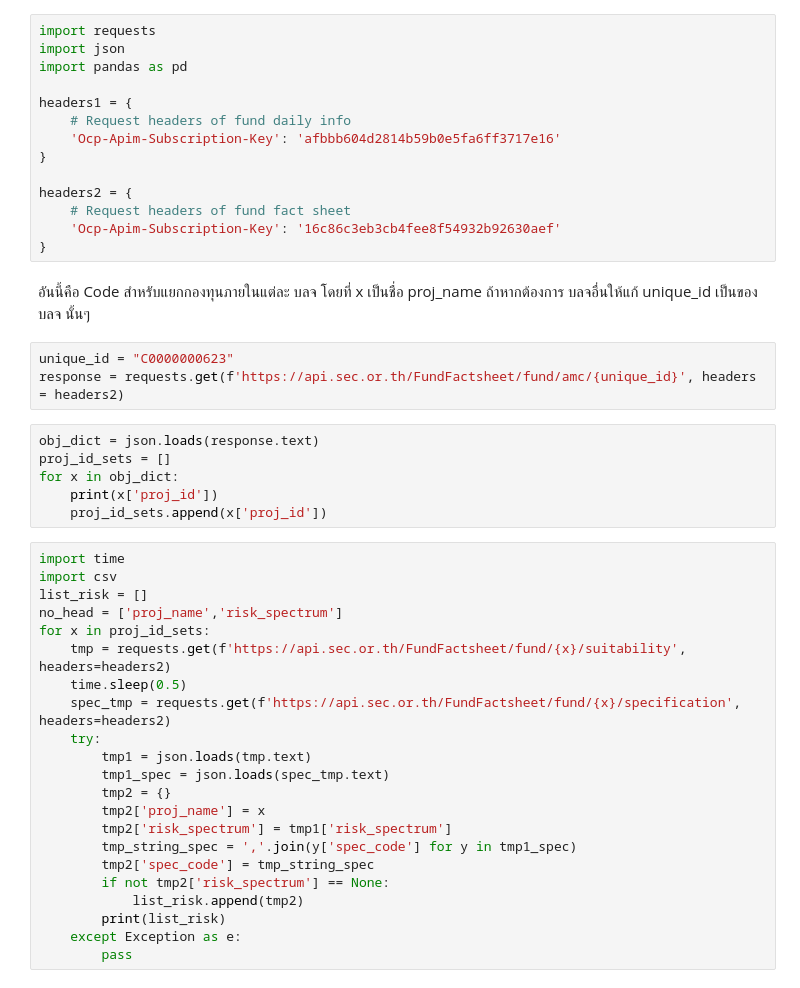
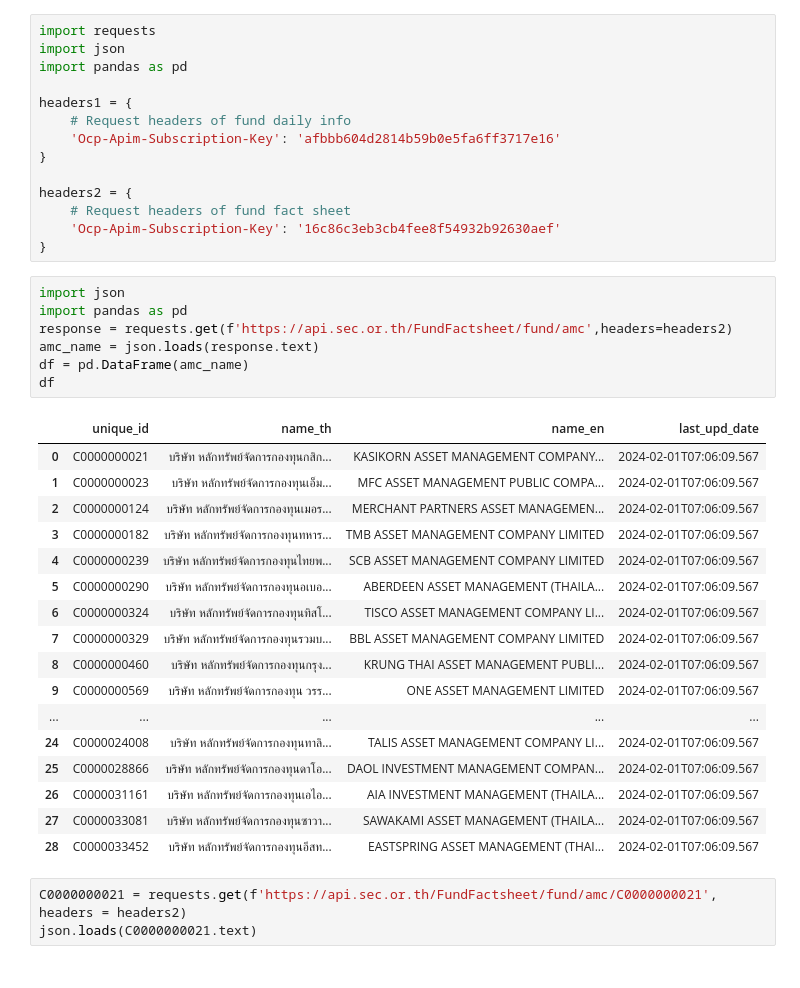
Before and after one commit to taro54071/Finance-Made-Easy-Personalized-Planner, a Jupyter notebook: Python_script/NO_TAX_REDUCTION.ipynb, the cells around one changed output. Drawn from its saved outputs; the diff is of its cells as text.

```diff
--- a/Python_script/NO_TAX_REDUCTION.ipynb
+++ b/Python_script/NO_TAX_REDUCTION.ipynb
@@ -14,36 +14,31 @@ headers2 = {
     # Request headers of fund fact sheet
     'Ocp-Apim-Subscription-Key': '16c86c3eb3cb4fee8f54932b92630aef'
 }
-# %% [markdown]
-อันนี้คือ Code สำหรับแยกกองทุนภายในแต่ละ บลจ โดยที่ x เป็นชื่อ proj_name ถ้าหากต้องการ บลจอื่นให้แก้ unique_id เป็นของ บลจ นั้นๆ
+# %%
+import json
+import pandas as pd
+response = requests.get(f'https://api.sec.or.th/FundFactsheet/fund/amc',headers=headers2)
+amc_name = json.loads(response.text)
+df = pd.DataFrame(amc_name)
+df
+# %% [output]
+|  | unique_id | name_th | name_en | last_upd_date |
+| 0 | C0000000021 | บริษัท หลักทรัพย์จัดการกองทุนกสิก... | KASIKORN ASSET MANAGEMENT COMPANY... | 2024-02-01T07:06:09.567 |
+| 1 | C0000000023 | บริษัท หลักทรัพย์จัดการกองทุนเอ็ม... | MFC ASSET MANAGEMENT PUBLIC COMPA... | 2024-02-01T07:06:09.567 |
+| 2 | C0000000124 | บริษัท หลักทรัพย์จัดการกองทุนเมอร... | MERCHANT PARTNERS ASSET MANAGEMEN... | 2024-02-01T07:06:09.567 |
+| 3 | C0000000182 | บริษัท หลักทรัพย์จัดการกองทุนทหาร... | TMB ASSET MANAGEMENT COMPANY LIMITED | 2024-02-01T07:06:09.567 |
+| 4 | C0000000239 | บริษัท หลักทรัพย์จัดการกองทุนไทยพ... | SCB ASSET MANAGEMENT COMPANY LIMITED | 2024-02-01T07:06:09.567 |
+| 5 | C0000000290 | บริษัท หลักทรัพย์จัดการกองทุนอเบอ... | ABERDEEN ASSET MANAGEMENT (THAILA... | 2024-02-01T07:06:09.567 |
+| 6 | C0000000324 | บริษัท หลักทรัพย์จัดการกองทุนทิสโ... | TISCO ASSET MANAGEMENT COMPANY LI... | 2024-02-01T07:06:09.567 |
+| 7 | C0000000329 | บริษัท หลักทรัพย์จัดการกองทุนรวมบ... | BBL ASSET MANAGEMENT COMPANY LIMITED | 2024-02-01T07:06:09.567 |
+| 8 | C0000000460 | บริษัท หลักทรัพย์จัดการกองทุนกรุง... | KRUNG THAI ASSET MANAGEMENT PUBLI... | 2024-02-01T07:06:09.567 |
+| 9 | C0000000569 | บริษัท หลักทรัพย์จัดการกองทุน วรร... | ONE ASSET MANAGEMENT LIMITED | 2024-02-01T07:06:09.567 |
+| ... | ... | ... | ... | ... |
+| 24 | C0000024008 | บริษัท หลักทรัพย์จัดการกองทุนทาลิ... | TALIS ASSET MANAGEMENT COMPANY LI... | 2024-02-01T07:06:09.567 |
+| 25 | C0000028866 | บริษัท หลักทรัพย์จัดการกองทุนดาโอ... | DAOL INVESTMENT MANAGEMENT COMPAN... | 2024-02-01T07:06:09.567 |
+| 26 | C0000031161 | บริษัท หลักทรัพย์จัดการกองทุนเอไอ... | AIA INVESTMENT MANAGEMENT (THAILA... | 2024-02-01T07:06:09.567 |
+| 27 | C0000033081 | บริษัท หลักทรัพย์จัดการกองทุนซาวา... | SAWAKAMI ASSET MANAGEMENT (THAILA... | 2024-02-01T07:06:09.567 |
+| 28 | C0000033452 | บริษัท หลักทรัพย์จัดการกองทุนอีสท... | EASTSPRING ASSET MANAGEMENT (THAI... | 2024-02-01T07:06:09.567 |
 # %%
-unique_id = "C0000000623"
-response = requests.get(f'https://api.sec.or.th/FundFactsheet/fund/amc/{unique_id}', headers = headers2)
+C0000000021 = requests.get(f'https://api.sec.or.th/FundFactsheet/fund/amc/C0000000021', headers = headers2)
+json.loads(C0000000021.text)
-# %%
-obj_dict = json.loads(response.text)
-proj_id_sets = []
-for x in obj_dict:
-    print(x['proj_id'])
-    proj_id_sets.append(x['proj_id'])
-# %%
-import time
-import csv
-list_risk = []
-no_head = ['proj_name','risk_spectrum']
-for x in proj_id_sets:
-    tmp = requests.get(f'https://api.sec.or.th/FundFactsheet/fund/{x}/suitability', headers=headers2)
-    time.sleep(0.5)
-    spec_tmp = requests.get(f'https://api.sec.or.th/FundFactsheet/fund/{x}/specification', headers=headers2)
-    try:
-        tmp1 = json.loads(tmp.text)
-        tmp1_spec = json.loads(spec_tmp.text)
-        tmp2 = {}
-        tmp2['proj_name'] = x
-        tmp2['risk_spectrum'] = tmp1['risk_spectrum']
-        tmp_string_spec = ','.join(y['spec_code'] for y in tmp1_spec)
-        tmp2['spec_code'] = tmp_string_spec
-        if not tmp2['risk_spectrum'] == None:
-            list_risk.append(tmp2)
-        print(list_risk)
-    except Exception as e:
-        pass
```
Also changed, not shown: parts of 1 cell of this notebook, 29 other files.
